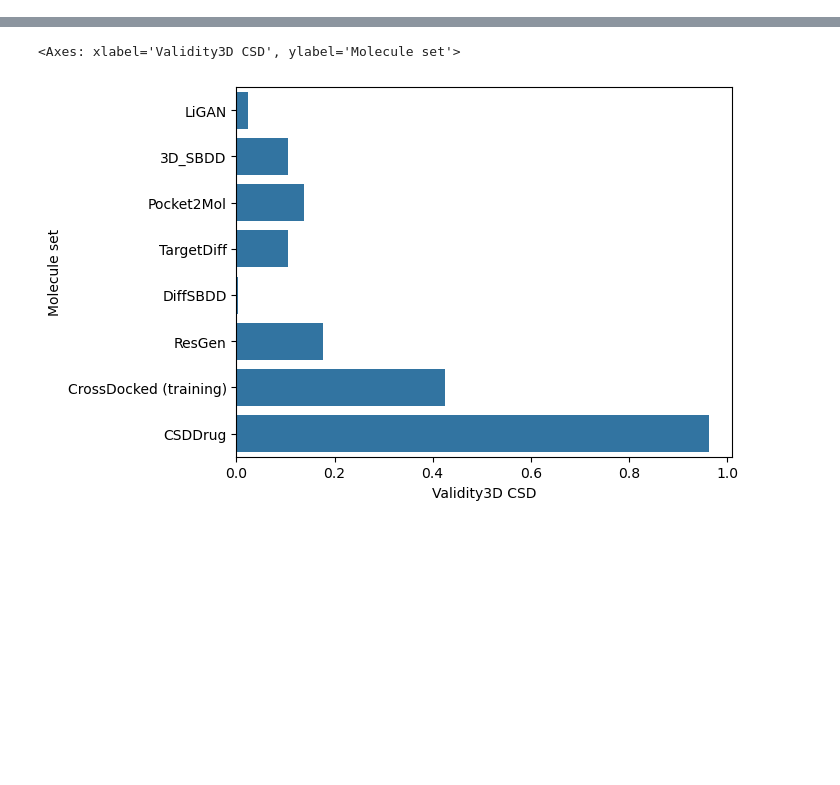
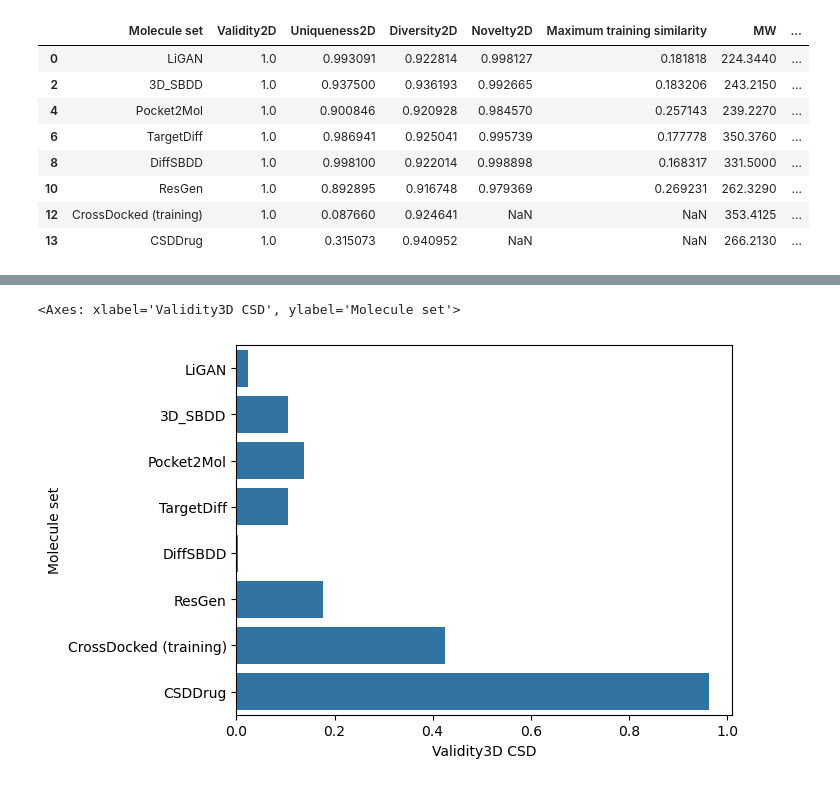
Before and after one commit to bbaillif/genbench3d, a Jupyter notebook: benchmark.ipynb, the cells around one changed output, grey strips where cells are left out. Saved outputs shown, nothing was run; the diff lists cells and outputs as text; code cells hidden in the pictures; blank space fills up the shorter version.

```diff
--- a/validity_benchmark.ipynb
+++ b/benchmark.ipynb
@@ -85 +105,20 @@ Index(['Model', 'Minimized', 'Validity2D', 'Uniqueness2D', 'Diversity2D',
       dtype='object')
+# %%
+nonmin_df[['Molecule set',
+           'Validity2D',
+           'Uniqueness2D',
+           'Diversity2D',
+           'Novelty2D',
+           'Maximum training similarity',
+          'MW', 'logP', 'SAScore', 'QED',
+          'Number of tested confs']]
+# %% [output]
+|  | Molecule set | Validity2D | Uniqueness2D | Diversity2D | Novelty2D | Maximum training similarity | MW | ... |
+| 0 | LiGAN | 1.0 | 0.993091 | 0.922814 | 0.998127 | 0.181818 | 224.3440 | ... |
+| 2 | 3D_SBDD | 1.0 | 0.937500 | 0.936193 | 0.992665 | 0.183206 | 243.2150 | ... |
+| 4 | Pocket2Mol | 1.0 | 0.900846 | 0.920928 | 0.984570 | 0.257143 | 239.2270 | ... |
+| 6 | TargetDiff | 1.0 | 0.986941 | 0.925041 | 0.995739 | 0.177778 | 350.3760 | ... |
+| 8 | DiffSBDD | 1.0 | 0.998100 | 0.922014 | 0.998898 | 0.168317 | 331.5000 | ... |
+| 10 | ResGen | 1.0 | 0.892895 | 0.916748 | 0.979369 | 0.269231 | 262.3290 | ... |
+| 12 | CrossDocked (training) | 1.0 | 0.087660 | 0.924641 | NaN | NaN | 353.4125 | ... |
+| 13 | CSDDrug | 1.0 | 0.315073 | 0.940952 | NaN | NaN | 266.2130 | ... |
```
Also changed, not shown: parts of 16 cells of this notebook, 3 other files.
